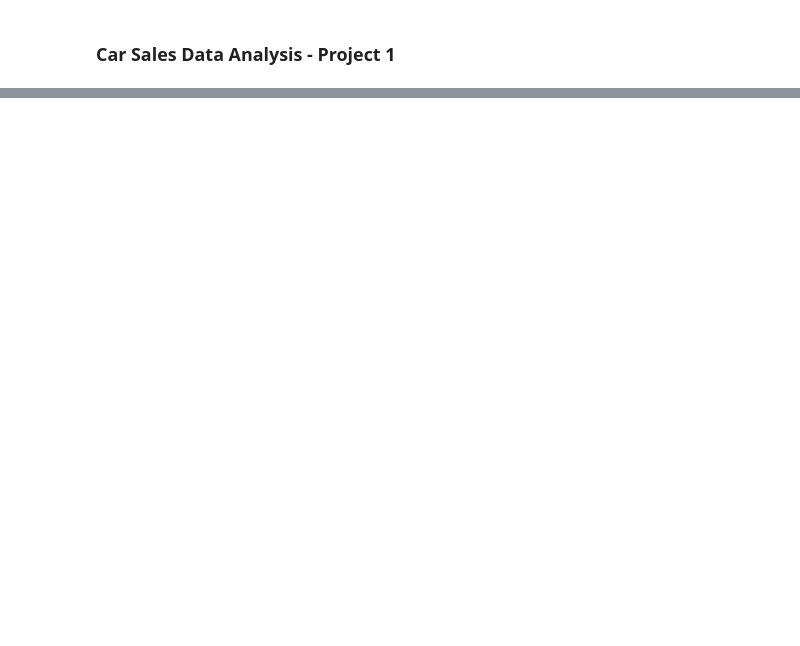
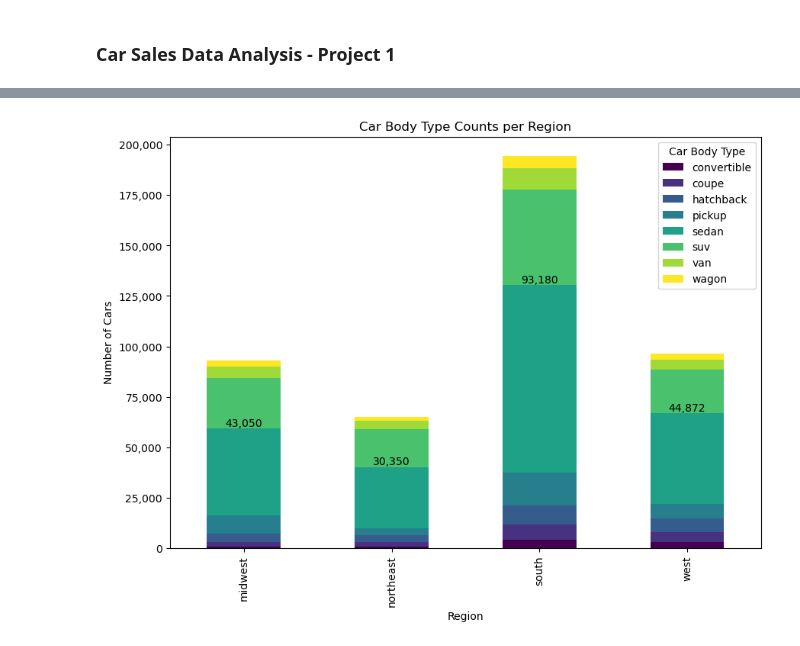
Before and after one commit to wihbit/used_car_market, a Jupyter notebook: esteban.ipynb, the cells around one changed output, grey strips where cells are left out. Saved outputs shown, nothing was run; the diff lists cells and outputs as text; code cells hidden in the pictures; blank space fills up the shorter version.

```diff
--- a/esteban.ipynb
+++ b/esteban.ipynb
@@ -305,0 +425,30 @@ set_ticklabels() should only be used with a fixed number of ticks, i.e. after se
+# %%
+# group by Region and Car Body Type, then count the occurrences
+grouped_df = car_df.groupby(['region', 'body']).size().unstack(fill_value=0)
+
+# plot the data
+ax = grouped_df.plot(kind='bar', stacked=True, figsize=(10, 7), cmap='viridis')
+
+# ddd title and labels
+plt.title('Car Body Type Counts per Region')
+plt.xlabel('Region')
+plt.ylabel('Number of Cars')
+plt.legend(title='Car Body Type')
+
+# function to format the y-axis labels with commas
+def thousands_formatter(x, pos):
+    return f'{int(x):,}'
+
+ax.yaxis.set_major_formatter(FuncFormatter(thousands_formatter))
+
+# annotate the section with the most counts per region
+for region in grouped_df.index:
+    max_value = grouped_df.loc[region].max()
+    max_body_type = grouped_df.loc[region].idxmax()
+    height = grouped_df.loc[region].cumsum()[max_body_type]
+    ax.text(grouped_df.index.get_loc(region), height, f'{max_value:,}', ha='center', va='bottom')
+
+# show plot
+plt.show()
+# %% [output]
+[figure, added]
```
Also changed, not shown: parts of 53 cells of this notebook.
